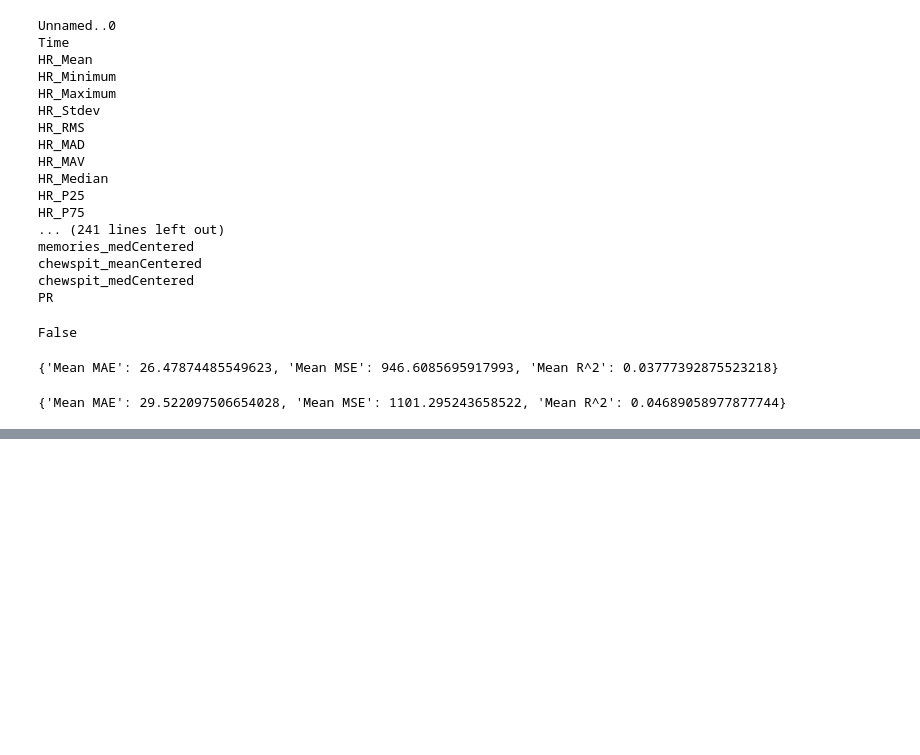
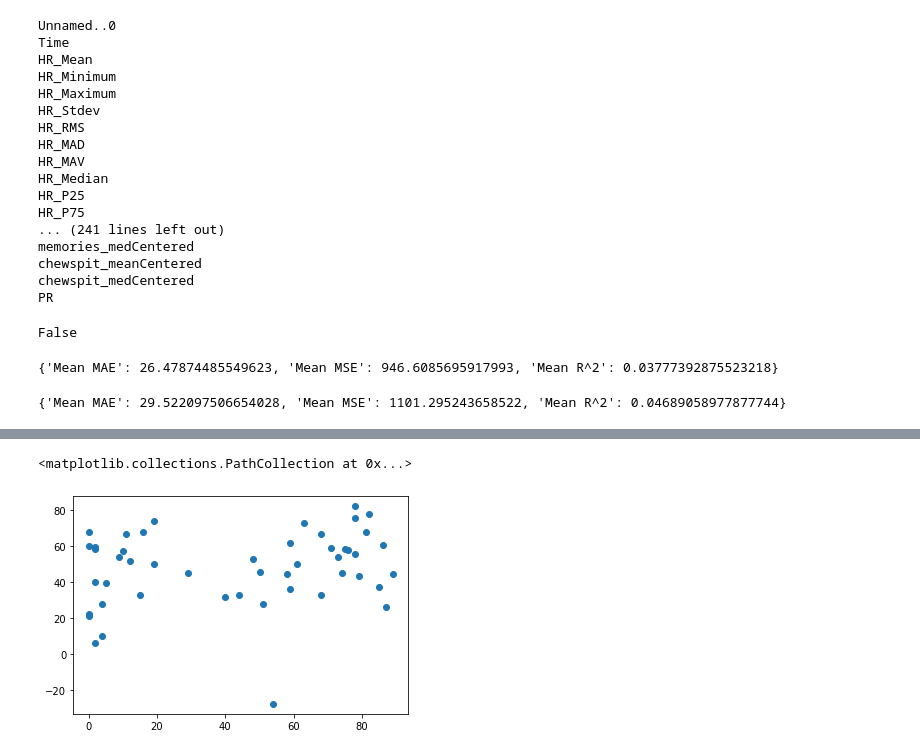
Before and after one commit to LSandovalAraujo/jpcs_special_issue, a Jupyter notebook: Elastic Net.ipynb, the cells around one changed output, grey strips where cells are left out. Saved outputs shown, nothing was run; the diff lists cells and outputs as text; code cells hidden in the pictures; blank space fills up the shorter version.

```diff
--- a/Elastic Net.ipynb
+++ b/Elastic Net.ipynb
@@ -125,0 +216,12 @@ print(restcv_result) #we're on average ~29.5 points off of predicting restrictio
+# %%
+bnUrgeDataShuffled = bnUrgeData.sample(frac = 1) #shuffling BN data
+bnRestrictDataShuffled = bnRestrictData.sample(frac = 1)
+
+bnUrgeX = bnUrgeDataShuffled.drop(columns = {'urge_restrict'}) #drop urge_restrict from dataframe for the splitting
+bnUrgey = bnUrgeDataShuffled.filter(['urge_restrict']) #make a dataframe containing only urge_restrict variable
+
+bnRestX = bnRestrictDataShuffled.drop(columns = {'restrict'})
+bnResty = bnRestrictDataShuffled.filter(['restrict'])
+# %%
+bnUrgeX_train, bnUrgeX_test, bnUrgey_train, bnUrgey_test = train_test_split(bnUrgeX, bnUrgey, random_state=6,test_size=0.20)
+bnRestX_train, bnRestX_test, bnResty_train, bnResty_test = train_test_split(bnRestX, bnResty, random_state=6,test_size=0.20)
@@ -125,0 +236,6 @@ print(restcv_result) #we're on average ~29.5 points off of predicting restrictio
+# %%
+bnRestMod = ElasticNet(max_iter = 10000) #we're starting with default parameters - alpha=1.0, l1_ratio=0.5, increased iterations to allow convergence
+bnrestcv = RepeatedKFold(n_splits=10, n_repeats=3, random_state=6)
+
+bnrestcv_result = cross_validation(bnRestMod, bnRestX_train, bnResty_train, bnrestcv)
+print(bnrestcv_result) #wow!
@@ -125,0 +300,3 @@ print(restcv_result) #we're on average ~29.5 points off of predicting restrictio
+# %%
+bnRestMod.fit(bnRestX_train, bnResty_train)
+bnPredict = bnRestMod.predict(bnRestX_test)
@@ -125,0 +318,7 @@ print(restcv_result) #we're on average ~29.5 points off of predicting restrictio
+# %%
+import matplotlib.pyplot as plt
+
+plt.scatter(bnResty_test, bnPredict) #weird that we have that -27 inn there... hmmm
+# %% [output]
+<matplotlib.collections.PathCollection at 0x...>
+[figure, added]
```
Also changed, not shown: parts of 15 cells of this notebook.
